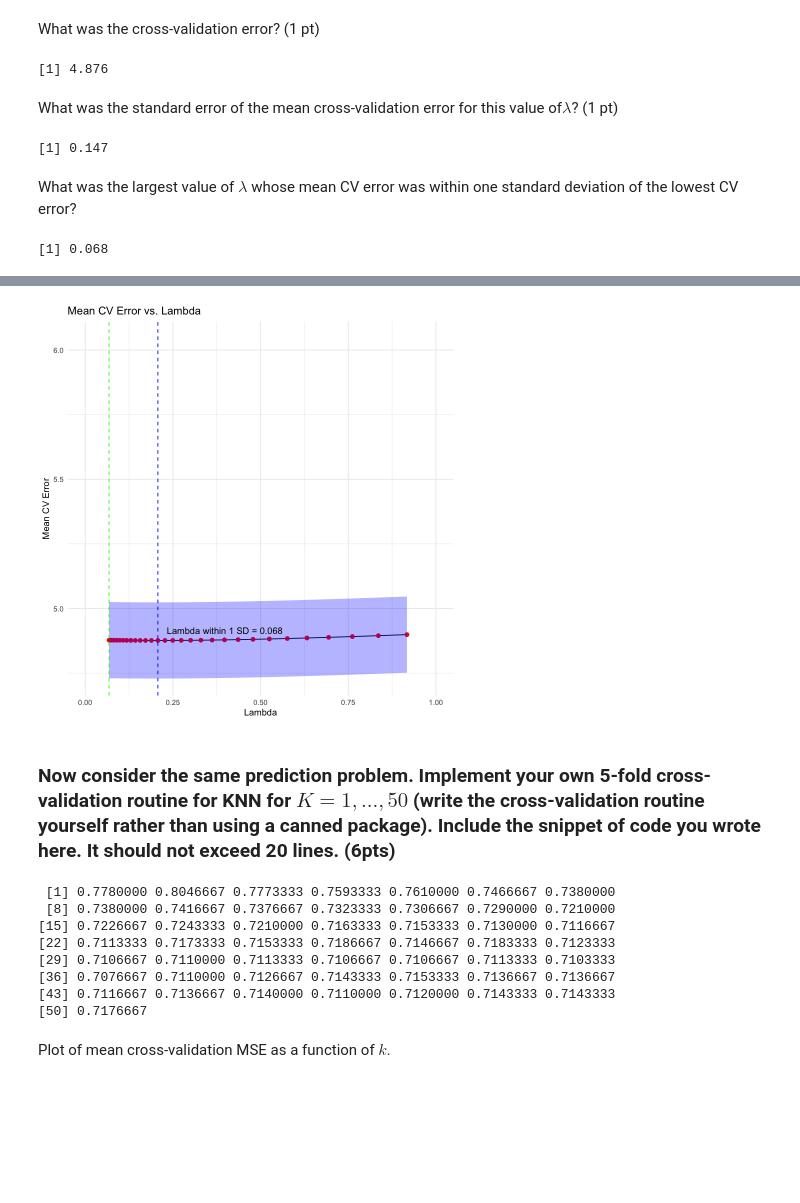
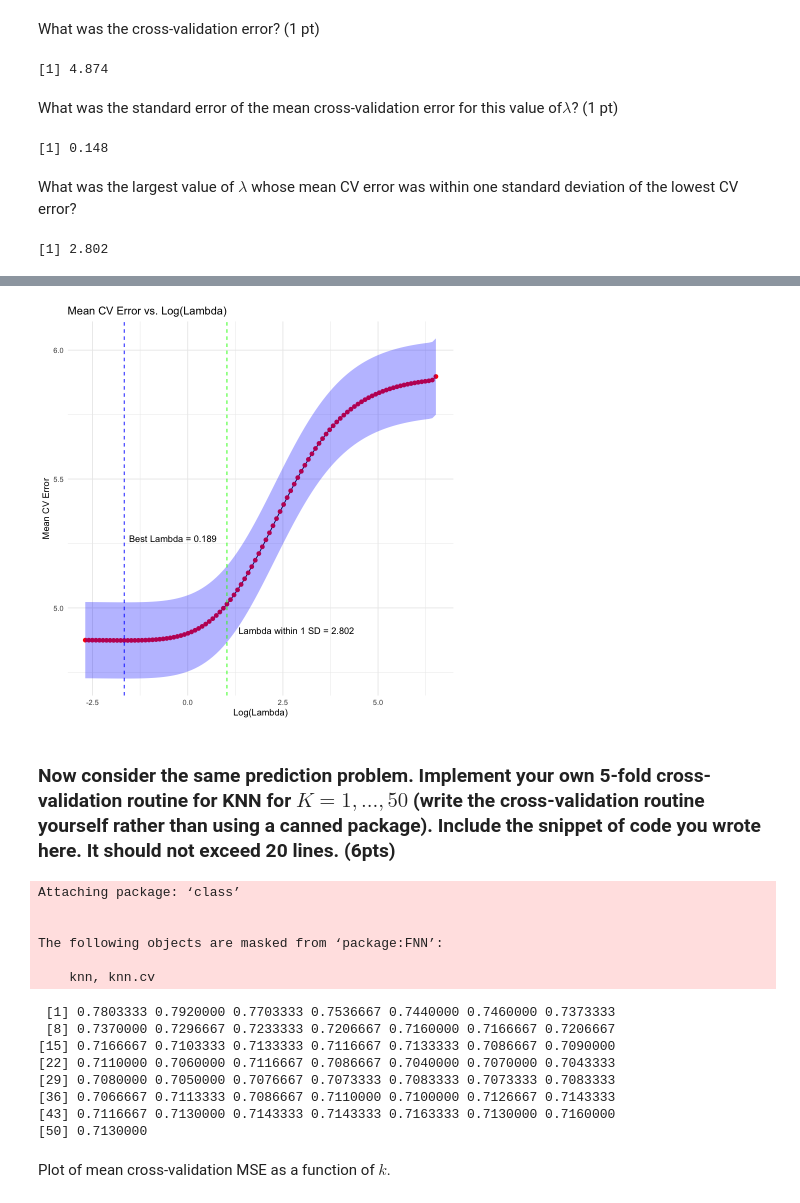
Before and after one commit to bmfores/api-222, a Jupyter notebook: pset2_coding_notebook.ipynb, the cells around one changed output, grey strips where cells are left out. Drawn from its saved outputs; the diff is of its cells as text; code cells hidden in the pictures; blank space fills up the shorter version.

```diff
--- a/pset2_coding_notebook.ipynb
+++ b/pset2_coding_notebook.ipynb
@@ -126,6 +156,9 @@ round(probability,2)
 # PART II: Predicting Hospital length of stay
 # %%
 df <- read_csv('LengthOfStay.csv')
+
+# remove first column
+df <- df[, -1]
 # %% [output]
 New names:
 • `` -> `...1`
@@ -236,40 +256,47 @@ What was the cross-validation error? (1 pt)
 min_cv_error <- min(ridge_cv$cvm)
 round(min_cv_error, 3)
 # %% [output]
-[1] 4.876
+[1] 4.874
 # %% [markdown]
 What was the standard error of the mean cross-validation error for this value of$\lambda$? (1 pt)
 # %%
 standard_error <- ridge_cv$cvsd[which.min(ridge_cv$cvm)]
 round(standard_error, 3)
 # %% [output]
-[1] 0.147
+[1] 0.148
 # %% [markdown]
 What was the largest value of $\lambda$ whose mean CV error was within one standard deviation of the lowest CV error?
 # %%
-lambda_within_sd <- min(ridge_cv$lambda[ridge_cv$cvm < min_cv_error + standard_error])
+lambda_within_sd <- ridge_cv$lambda.1se
 round(lambda_within_sd, 3)
 # %% [output]
-[1] 0.068
+[1] 2.802
 # %%
 library(ggplot2)
+library(glmnet)
+
+# Assuming ridge_cv is the result from cv.glmnet
+
+# Extracting necessary components from ridge_cv
+lambda <- ridge_cv$lambda
+cv_error <- ridge_cv$cvm
 
 # Calculate upper and lower bounds for shading
 upper_bound_sd <- cv_error + standard_error
 lower_bound_sd <- cv_error - standard_error
 
 # Create a dataframe for plotting
-df_plot <- data.frame(lambda = lambda, cv_error = cv_error, upper_bound_sd = upper_bound_sd, lower_bound_sd = lower_bound_sd)
+df_plot <- data.frame(lambda, cv_error, upper_bound_sd, lower_bound_sd)
 
 # Plot mean cross-validation error with shaded region for one standard deviation
-ggplot(df_plot, aes(x = lambda, y = cv_error)) +
+ggplot(df_plot, aes(x = log(lambda), y = cv_error)) +
   geom_line() +
   geom_point(color = "red", size = 2) +
   geom_ribbon(aes(ymin = lower_bound_sd, ymax = upper_bound_sd), fill = "blue", alpha = 0.3) +
-  geom_vline(xintercept = best_lambda, linetype = "dashed", color = "blue") +
-  geom_vline(xintercept = lambda_within_sd, linetype = "dashed", color = "green") +
-  annotate("text", x = lambda_within_sd, y = min_cv_error, label = paste("Lambda within 1 SD =", round(lambda_within_sd, 3)), hjust = -0.5, vjust = -1) +
-  labs(x = "Lambda", y = "Mean CV Error", title = "Mean CV Error vs. Lambda") +
-  scale_x_continuous(limits = c(0, 1)) +
+  geom_vline(xintercept = log(best_lambda), linetype = "dashed", color = "blue") +
+  geom_vline(xintercept = log(lambda_within_sd), linetype = "dashed", color = "green") +
+  annotate("text", x = best_lambda, y = min(cv_error), label = paste("Best Lambda =", round(best_lambda, 3)), hjust = 0.75, vjust = -15) +
+  annotate("text", x = log(lambda_within_sd), y = min(cv_error), label = paste("Lambda within 1 SD =", round(lambda_within_sd, 3)), hjust = -0.1, vjust = -1) +
+  labs(x = "Log(Lambda)", y = "Mean CV Error", title = "Mean CV Error vs. Log(Lambda)") +
   theme_minimal()
 # %% [output]
@@ -280,4 +303,4 @@ Warning message:
-[figure, old version]
+[figure, new version]
 # %% [markdown]
 ### Now consider the same prediction problem. Implement your own 5-fold cross-validation routine for KNN for $K = 1, ..., 50$ (write the cross-validation routine yourself rather than using a canned package). Include the snippet of code you wrote here. It should not exceed 20 lines. (6pts)
 # %%
@@ -290,7 +313,6 @@ y <- df$lengthofstay
 # %%
 library(class)
 set.seed(222)
-
 
 indices <- sample(1:nrow(x_scaled))
 fold_sizes <- cut(1:nrow(x_scaled), breaks=5, labels=FALSE)
@@ -306,14 +328,20 @@ cv_errors <- sapply(1:50, function(k) {
 })
 print(cv_errors)
 # %% [output]
- [1] 0.7780000 0.8046667 0.7773333 0.7593333 0.7610000 0.7466667 0.7380000
- [8] 0.7380000 0.7416667 0.7376667 0.7323333 0.7306667 0.7290000 0.7210000
-[15] 0.7226667 0.7243333 0.7210000 0.7163333 0.7153333 0.7130000 0.7116667
-[22] 0.7113333 0.7173333 0.7153333 0.7186667 0.7146667 0.7183333 0.7123333
-[29] 0.7106667 0.7110000 0.7113333 0.7106667 0.7106667 0.7113333 0.7103333
-[36] 0.7076667 0.7110000 0.7126667 0.7143333 0.7153333 0.7136667 0.7136667
-[43] 0.7116667 0.7136667 0.7140000 0.7110000 0.7120000 0.7143333 0.7143333
-[50] 0.7176667
+Attaching package: ‘class’
+
+
+The following objects are masked from ‘package:FNN’:
+
+    knn, knn.cv
+ [1] 0.7803333 0.7920000 0.7703333 0.7536667 0.7440000 0.7460000 0.7373333
+ [8] 0.7370000 0.7296667 0.7233333 0.7206667 0.7160000 0.7166667 0.7206667
+[15] 0.7166667 0.7103333 0.7133333 0.7116667 0.7133333 0.7086667 0.7090000
+[22] 0.7110000 0.7060000 0.7116667 0.7086667 0.7040000 0.7070000 0.7043333
+[29] 0.7080000 0.7050000 0.7076667 0.7073333 0.7083333 0.7073333 0.7083333
+[36] 0.7066667 0.7113333 0.7086667 0.7110000 0.7100000 0.7126667 0.7143333
+[43] 0.7116667 0.7130000 0.7143333 0.7143333 0.7163333 0.7130000 0.7160000
+[50] 0.7130000
 # %% [markdown]
 Plot of mean cross-validation MSE as a function of $k$.
 # %%
```
Also changed, not shown: parts of 12 cells of this notebook.
